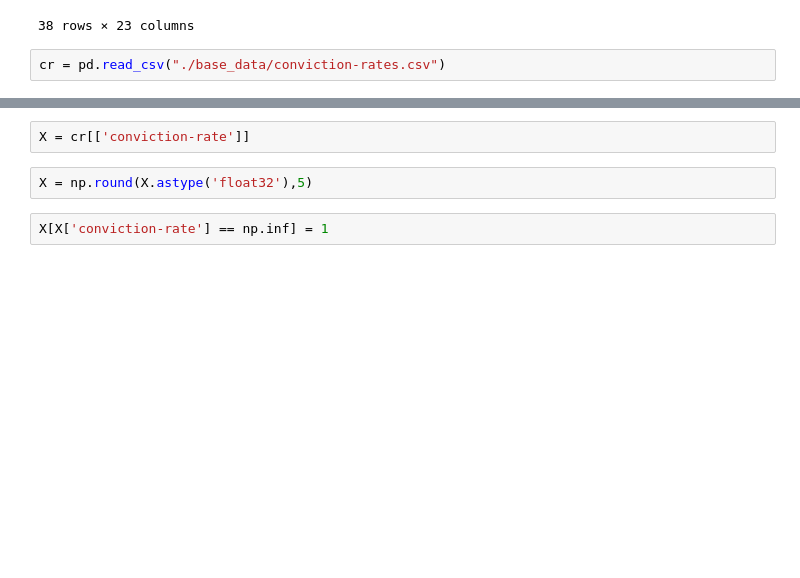
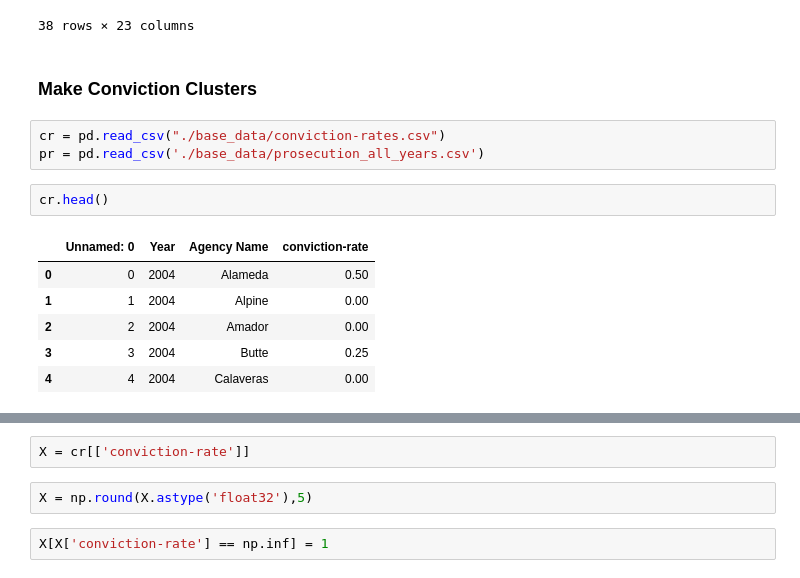
Before and after one commit to pezpet/group-1-project-4, a Jupyter notebook: CM_data_cleaning.ipynb, the cells around one changed output, grey strips where cells are left out. Saved outputs shown, nothing was run; the diff lists cells and outputs as text; blank space fills up the shorter version.

```diff
--- a/CM_data_cleaning.ipynb
+++ b/CM_data_cleaning.ipynb
@@ -58,5 +58,17 @@ df[(df['ClosedYear'] == 2004) & (df['County'] == "Alameda")]
 | 5447 | CA00-0000015858 | 2004 | 9 | Alameda | UC Berkeley | 7 | 7 | ... |
 | 5448 | CA00-0000016252 | 2004 | 11 | Alameda | UC Berkeley | 1 | 1 | ... |
 38 rows × 23 columns
+# %% [markdown]
+### Make Conviction Clusters
 # %%
 cr = pd.read_csv("./base_data/conviction-rates.csv")
+pr = pd.read_csv('./base_data/prosecution_all_years.csv')
+# %%
+cr.head()
+# %% [output]
+|  | Unnamed: 0 | Year | Agency Name | conviction-rate |
+| 0 | 0 | 2004 | Alameda | 0.50 |
+| 1 | 1 | 2004 | Alpine | 0.00 |
+| 2 | 2 | 2004 | Amador | 0.00 |
+| 3 | 3 | 2004 | Butte | 0.25 |
+| 4 | 4 | 2004 | Calaveras | 0.00 |
```
Also changed, not shown: parts of 10 cells of this notebook, 18 other files.
